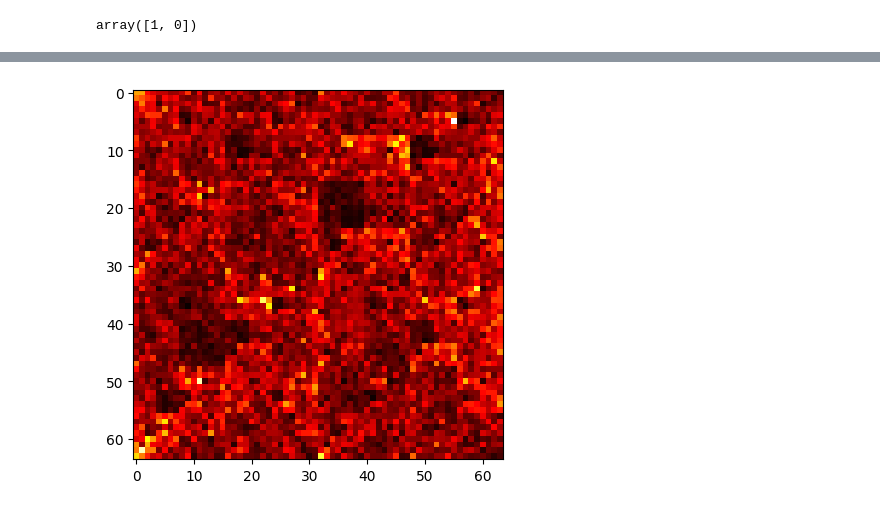
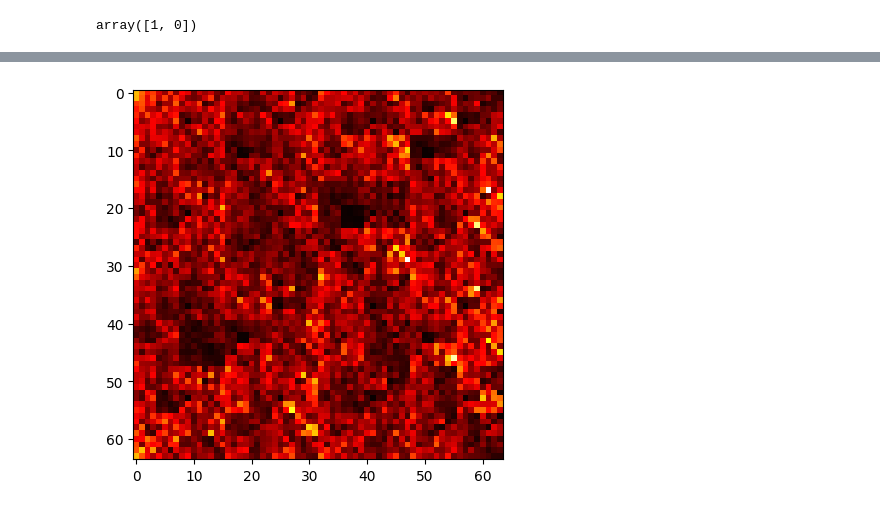
Before and after one commit to vmlcode/AMR-VSA25, a Jupyter notebook: notebooks/preprocessing_pipelines.ipynb, the cells around one changed output, grey strips where cells are left out. Drawn from its saved outputs; the diff is of its cells as text; code cells hidden in the pictures.

```diff
--- a/notebooks/preprocessing_pipelines.ipynb
+++ b/notebooks/preprocessing_pipelines.ipynb
@@ -191,10 +191,10 @@ array([[3681., 3092., 2312., ...,  699.,  601.,  295.],
 # %%
-plot_fcgr = generate_fcgr(get_amr_fasta_dataset()["sequence"][2], 6, 64)
+plot_fcgr = generate_fcgr(get_amr_fasta_dataset()["sequence"][0], 6, 64)
 import matplotlib.pyplot as plt
 plt.imshow(plot_fcgr, cmap='hot', interpolation='nearest', )
 plt.show()
 # %% [output]
-[figure, old version]
+[figure, new version]
 # %%
 def create_amr_fasta_fcgr_dataset():
     df = get_amr_fasta_dataset()
```
Also changed, not shown: parts of 1 cell of this notebook, 5 other files.
